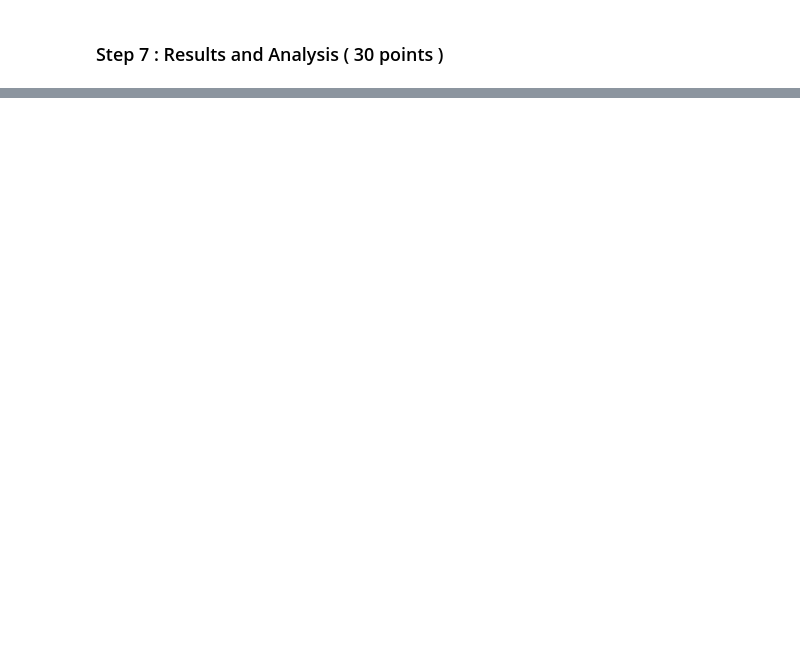
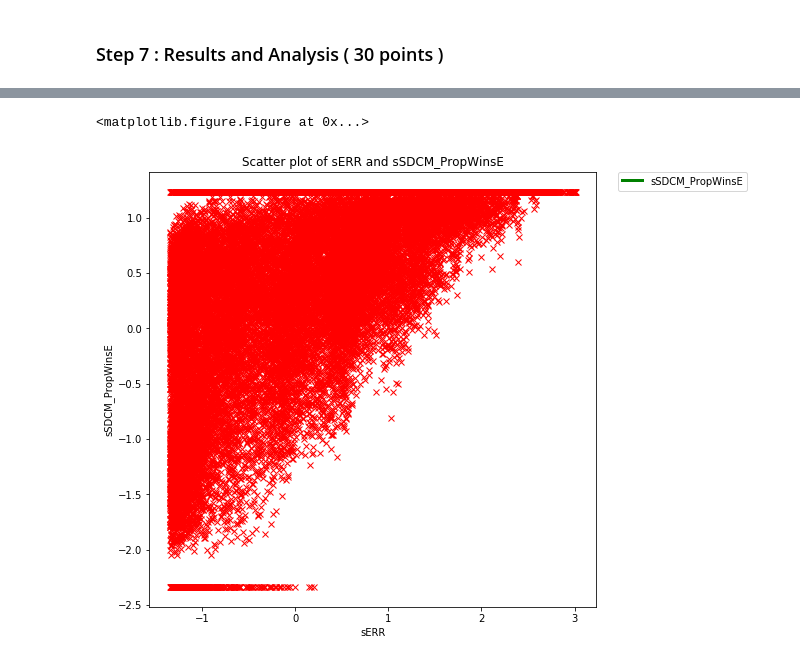
Before and after one commit to AndreiMariusSili/InformationRetrieval, a Jupyter notebook: homework-1/main-all-code.ipynb, the cells around one changed output, grey strips where cells are left out. Drawn from its saved outputs; the diff is of its cells as text; code cells hidden in the pictures; blank space fills up the shorter version.

```diff
--- a/homework-1/main-all-code.ipynb
+++ b/homework-1/main-all-code.ipynb
@@ -689,0 +734,5 @@ analysis.sign_binomial_test('SDCM')
+# %%
+analysis.correlation_analysis(analysis.results['sERR'].values, 'sERR', analysis.results['sSDCM_PE'].values, 'sSDCM_PropWinsE')
+# %% [output]
+<matplotlib.figure.Figure at 0x...>
+[figure, added]
```
Also changed, not shown: parts of 8 cells of this notebook, 1 other file.
